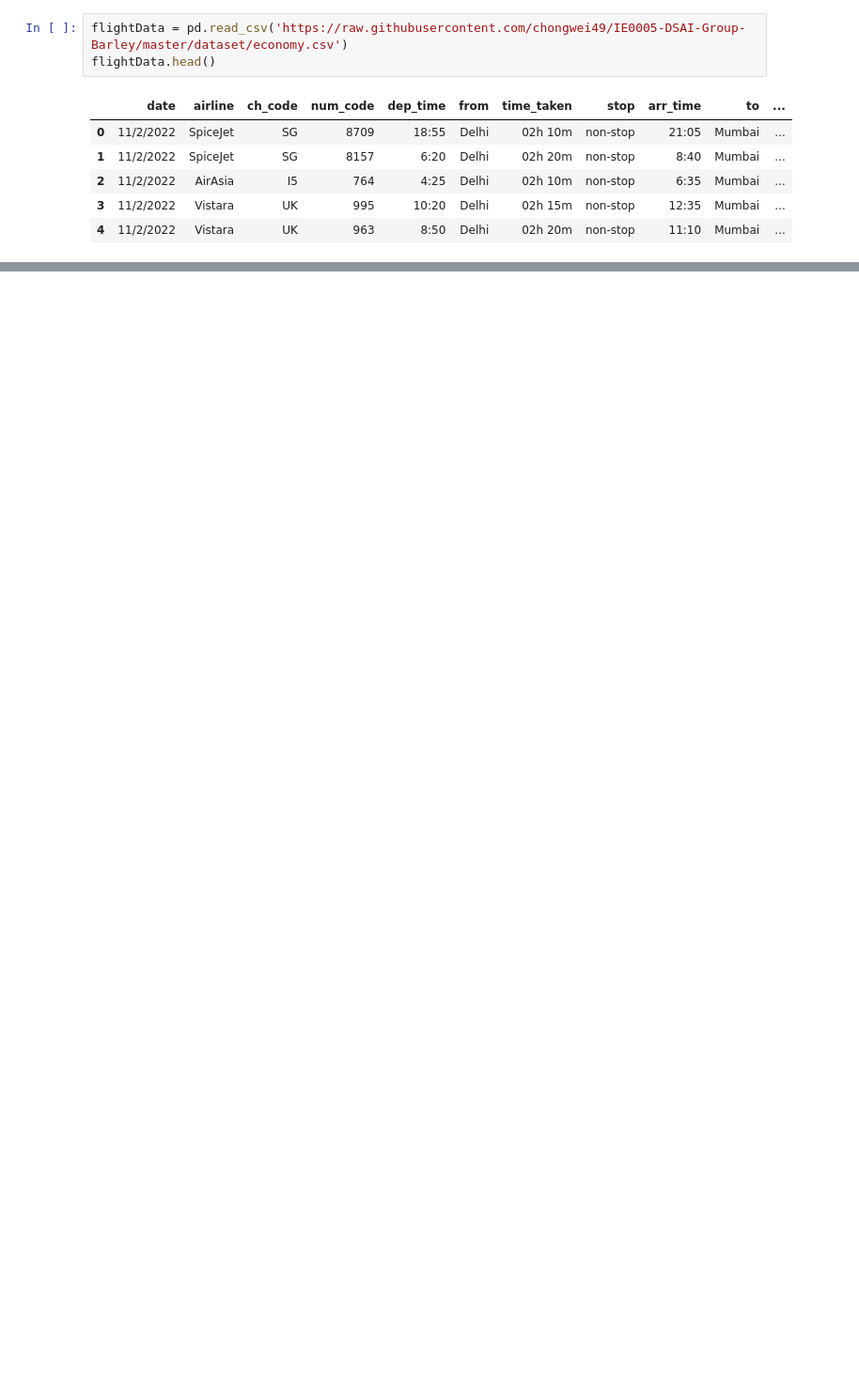
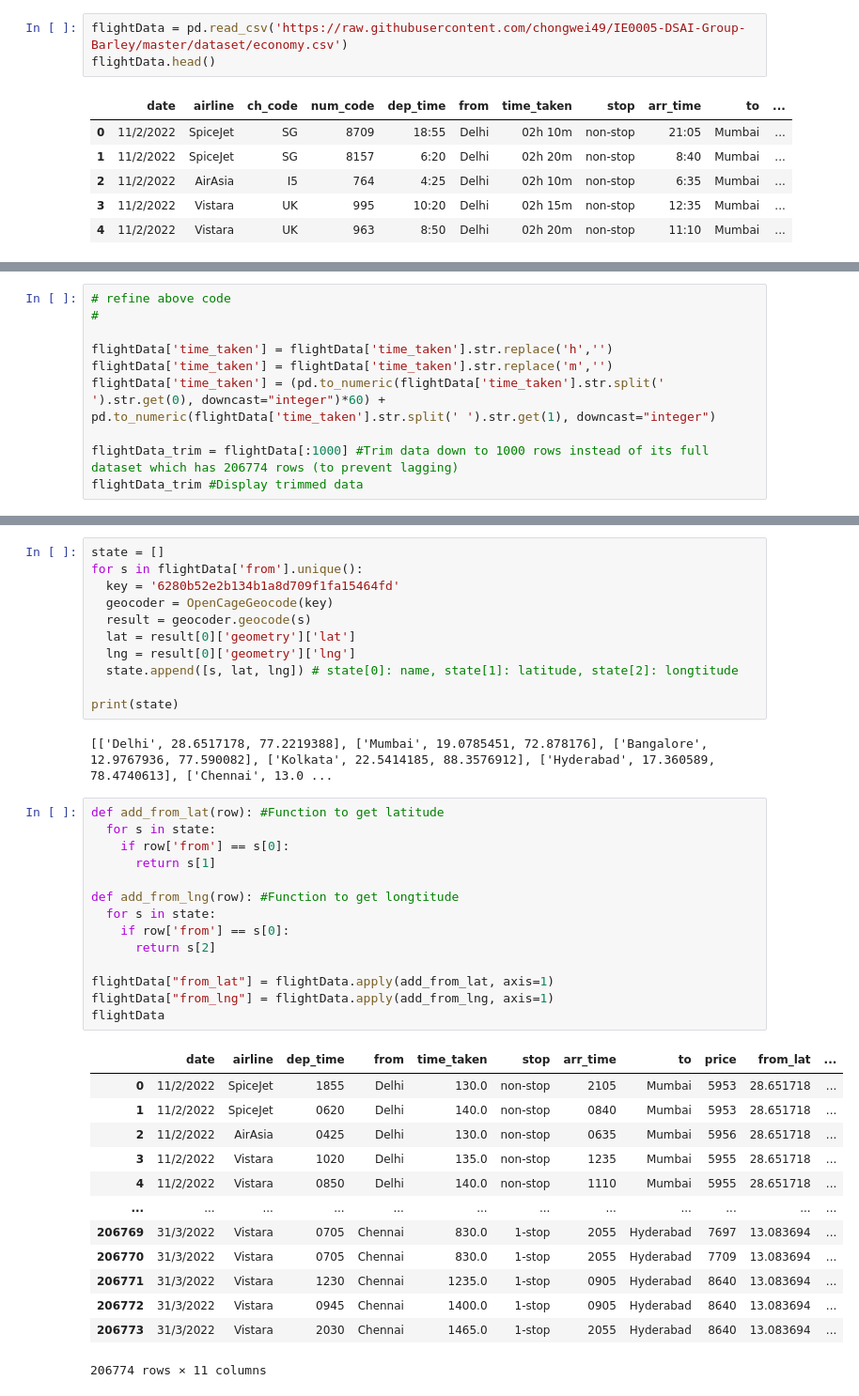
Before and after one commit to chongwei49/IE0005-DSAI-Group-Barley, a Jupyter notebook: src/Flight_Prediction_SRC.ipynb, the cells around one changed output, grey strips where cells are left out. Shown at 94% size. Drawn from its saved outputs; the diff is of its cells as text; blank space fills up the shorter version.

```diff
--- a/src/Flight_Prediction_SRC.ipynb
+++ b/src/Flight_Prediction_SRC.ipynb
@@ -80,0 +84,10 @@ Data dims :  1000
+# %%
+# refine above code
+#
+
+flightData['time_taken'] = flightData['time_taken'].str.replace('h','')
+flightData['time_taken'] = flightData['time_taken'].str.replace('m','')
+flightData['time_taken'] = (pd.to_numeric(flightData['time_taken'].str.split(' ').str.get(0), downcast="integer")*60) + pd.to_numeric(flightData['time_taken'].str.split(' ').str.get(1), downcast="integer")
+
+flightData_trim = flightData[:1000] #Trim data down to 1000 rows instead of its full dataset which has 206774 rows (to prevent lagging)
+flightData_trim #Display trimmed data
@@ -80,0 +121,41 @@ Data dims :  1000
+# %%
+state = []
+for s in flightData['from'].unique():
+  key = '6280b52e2b134b1a8d709f1fa15464fd'
+  geocoder = OpenCageGeocode(key)
+  result = geocoder.geocode(s)
+  lat = result[0]['geometry']['lat']
+  lng = result[0]['geometry']['lng']
+  state.append([s, lat, lng]) # state[0]: name, state[1]: latitude, state[2]: longtitude
+
+print(state)
+# %% [output]
+[['Delhi', 28.6517178, 77.2219388], ['Mumbai', 19.0785451, 72.878176], ['Bangalore', 12.9767936, 77.590082], ['Kolkata', 22.5414185, 88.3576912], ['Hyderabad', 17.360589, 78.4740613], ['Chennai', 13.0 ...
+# %%
+def add_from_lat(row): #Function to get latitude
+  for s in state:
+    if row['from'] == s[0]:
+      return s[1]
+
+def add_from_lng(row): #Function to get longtitude
+  for s in state:
+    if row['from'] == s[0]:
+      return s[2]
+
+flightData["from_lat"] = flightData.apply(add_from_lat, axis=1)
+flightData["from_lng"] = flightData.apply(add_from_lng, axis=1)
+flightData
+# %% [output]
+|  | date | airline | dep_time | from | time_taken | stop | arr_time | to | price | from_lat | ... |
+| 0 | 11/2/2022 | SpiceJet | 1855 | Delhi | 130.0 | non-stop | 2105 | Mumbai | 5953 | 28.651718 | ... |
+| 1 | 11/2/2022 | SpiceJet | 0620 | Delhi | 140.0 | non-stop | 0840 | Mumbai | 5953 | 28.651718 | ... |
+| 2 | 11/2/2022 | AirAsia | 0425 | Delhi | 130.0 | non-stop | 0635 | Mumbai | 5956 | 28.651718 | ... |
+| 3 | 11/2/2022 | Vistara | 1020 | Delhi | 135.0 | non-stop | 1235 | Mumbai | 5955 | 28.651718 | ... |
+| 4 | 11/2/2022 | Vistara | 0850 | Delhi | 140.0 | non-stop | 1110 | Mumbai | 5955 | 28.651718 | ... |
+| ... | ... | ... | ... | ... | ... | ... | ... | ... | ... | ... | ... |
+| 206769 | 31/3/2022 | Vistara | 0705 | Chennai | 830.0 | 1-stop | 2055 | Hyderabad | 7697 | 13.083694 | ... |
+| 206770 | 31/3/2022 | Vistara | 0705 | Chennai | 830.0 | 1-stop | 2055 | Hyderabad | 7709 | 13.083694 | ... |
+| 206771 | 31/3/2022 | Vistara | 1230 | Chennai | 1235.0 | 1-stop | 0905 | Hyderabad | 8640 | 13.083694 | ... |
+| 206772 | 31/3/2022 | Vistara | 0945 | Chennai | 1400.0 | 1-stop | 0905 | Hyderabad | 8640 | 13.083694 | ... |
+| 206773 | 31/3/2022 | Vistara | 2030 | Chennai | 1465.0 | 1-stop | 2055 | Hyderabad | 8640 | 13.083694 | ... |
+206774 rows × 11 columns
```
Also changed, not shown: parts of 16 cells of this notebook.
